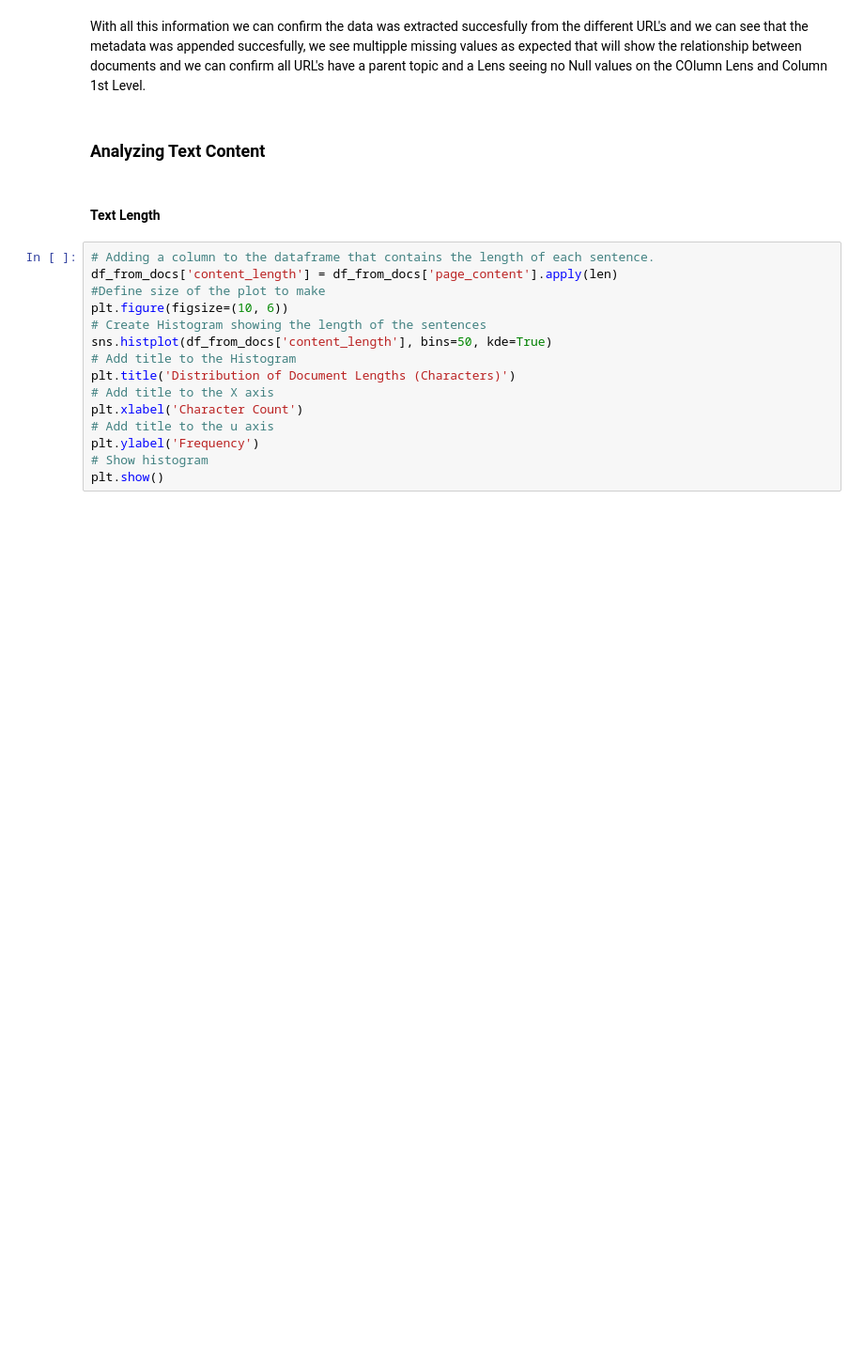
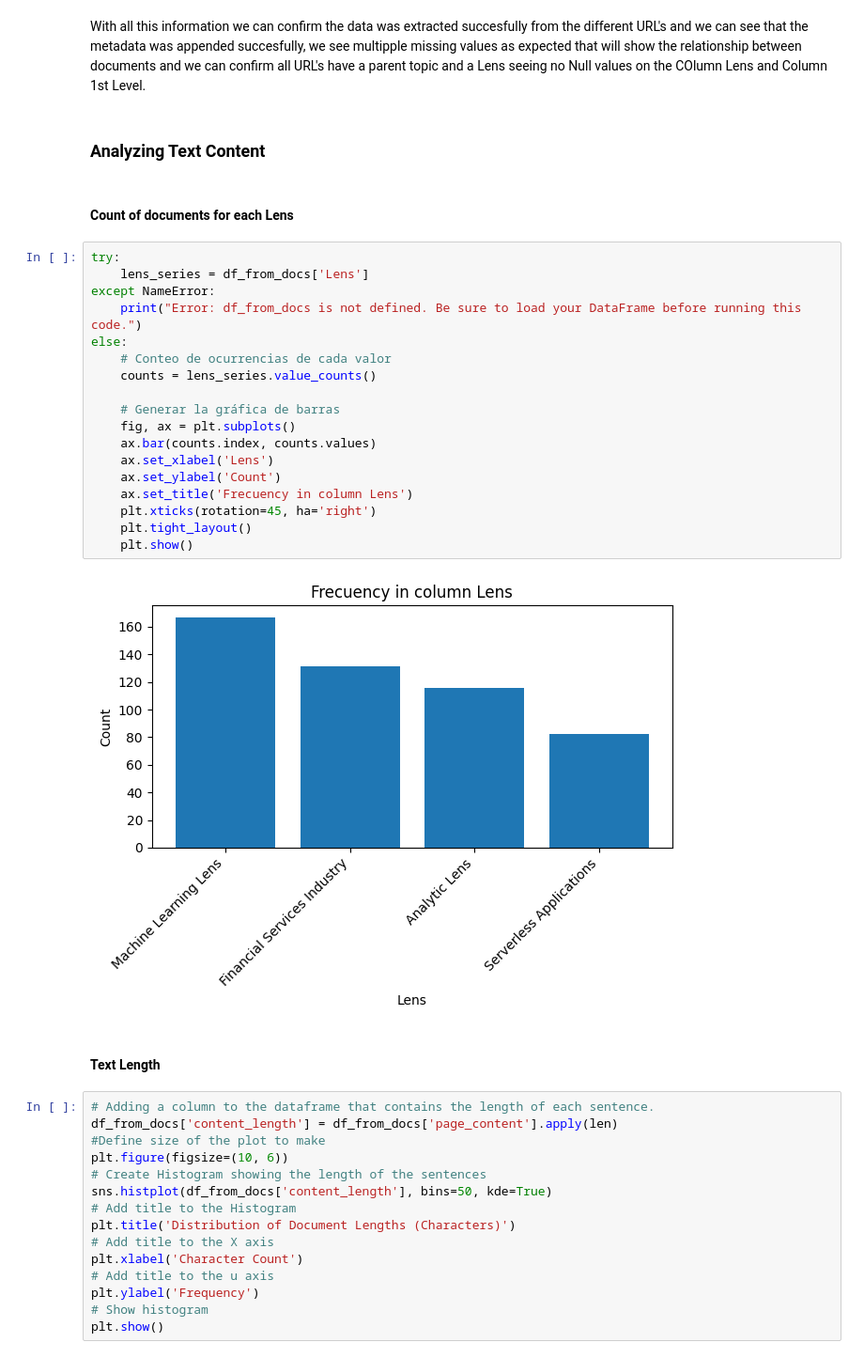
Before and after one commit to abornntec/proyecto_Integrador, a Jupyter notebook: Data_preparation.ipynb, the cells around one changed output. Shown at 94% size. Saved outputs shown, nothing was run; the diff lists cells and outputs as text; blank space fills up the shorter version.

Commit message:
Add graphic of frecuency in column Lens

```diff
--- a/Data_preparation.ipynb
+++ b/Data_preparation.ipynb
@@ -226,6 +226,28 @@ df_from_docs.describe(include='all')
 With all this information we can confirm the data was extracted succesfully from the different URL's and we can see that the metadata was appended succesfully, we see multipple missing values as expected that will show the relationship between documents and we can confirm all URL's have a parent topic and a Lens seeing no Null values on the COlumn Lens and Column 1st Level.
 # %% [markdown]
 ### Analyzing Text Content
+# %% [markdown]
+#### Count of documents for each Lens
+# %%
+try:
+    lens_series = df_from_docs['Lens']
+except NameError:
+    print("Error: df_from_docs is not defined. Be sure to load your DataFrame before running this code.")
+else:
+    # Conteo de ocurrencias de cada valor
+    counts = lens_series.value_counts()
+
+    # Generar la gráfica de barras
+    fig, ax = plt.subplots()
+    ax.bar(counts.index, counts.values)
+    ax.set_xlabel('Lens')
+    ax.set_ylabel('Count')
+    ax.set_title('Frecuency in column Lens')
+    plt.xticks(rotation=45, ha='right')
+    plt.tight_layout()
+    plt.show()
+# %% [output]
+[figure, added]
 # %% [markdown]
 #### Text Length
 # %%
```
